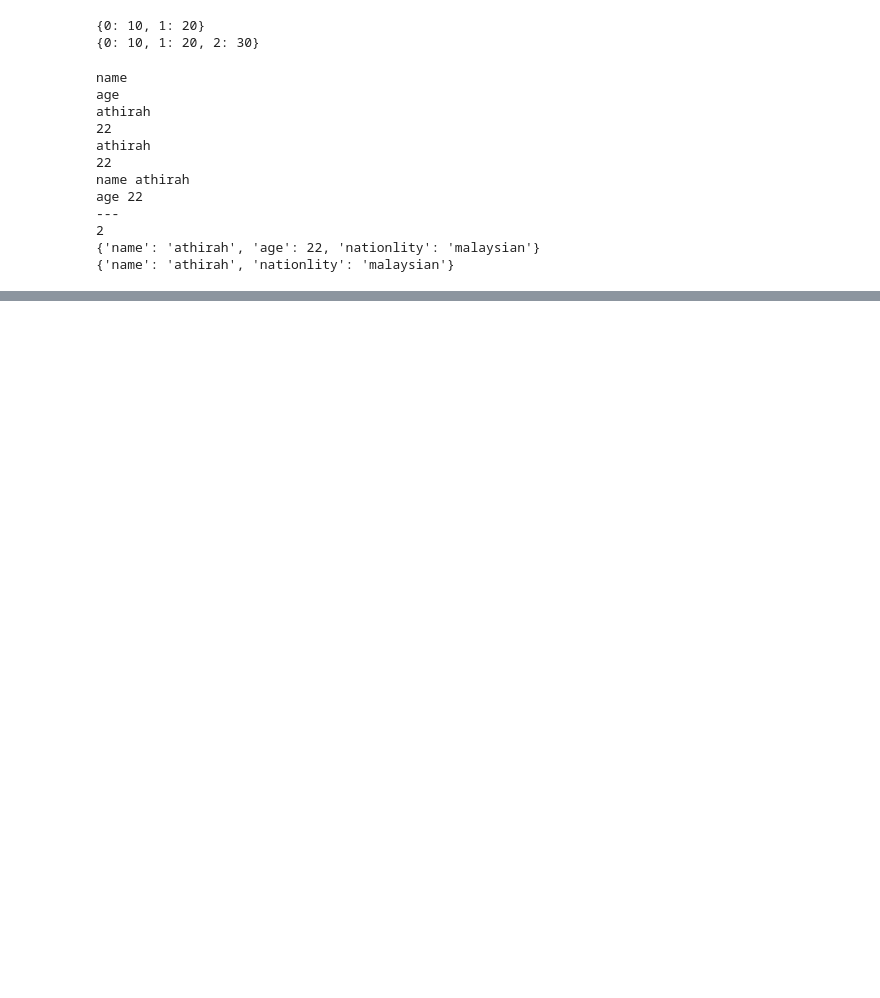
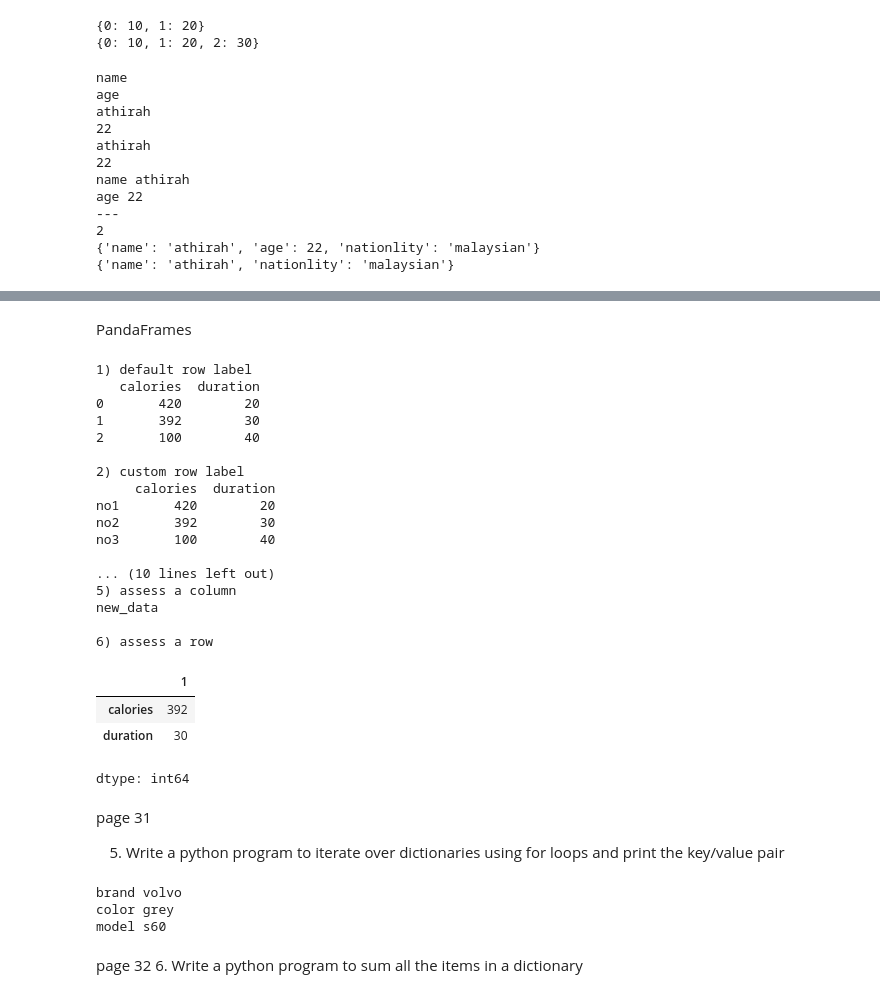
Before and after one commit to athirah02/python_lesson, a Jupyter notebook: python101.ipynb, the cells around one changed output, grey strips where cells are left out. Saved outputs shown, nothing was run; the diff lists cells and outputs as text; code cells hidden in the pictures; blank space fills up the shorter version.

```diff
--- a/python101.ipynb
+++ b/python101.ipynb
@@ -758,0 +1000,75 @@ min(d, key=d.get)
+# %% [markdown]
+PandaFrames
+# %%
+import pandas as pd
+
+data = {
+    'calories' : [420, 392, 100],
+    'duration' : [20, 30, 40]
+}
+
+#load data into dataframe object
+print('1) default row label')
+df = pd.DataFrame(data)
+print(df)
+
+print('\n2) custom row label')
+row_labels = ['no1', 'no2', 'no3']
+df2 = pd.DataFrame(data = data, index = row_labels)
+print(df2)
+
+print('\n--------------------------')
+print('3) head() show first few items')
+print(df.head(n = 2))
+
+print('\n4) tail() show last few items')
+print(df.tail(n = 1))
+
+print('\n5) assess a column')
+new_data = df['calories']
+print('new_data')
+
+print('\n6) assess a row')
+df.loc[1]
+# %% [output]
+1) default row label
+   calories  duration
+0       420        20
+1       392        30
+2       100        40
+
+2) custom row label
+     calories  duration
+no1       420        20
+no2       392        30
+no3       100        40
+
+... (10 lines left out)
+5) assess a column
+new_data
+
+6) assess a row
+|  | 1 |
+| calories | 392 |
+| duration | 30 |
+dtype: int64
+# %% [markdown]
+page 31
+
+5. Write a python program to iterate over dictionaries using for loops and print the key/value pair
+# %%
+dict = {
+  'brand' : 'volvo',
+  'color' : 'grey',
+  'model' : 's60'
+}
+
+for x, y in dict.items():
+  print(x,y)
+# %% [output]
+brand volvo
+color grey
+model s60
+# %% [markdown]
+page 32
+6. Write a python program to sum all the items in a dictionary
```
Also changed, not shown: parts of 16 cells of this notebook.
